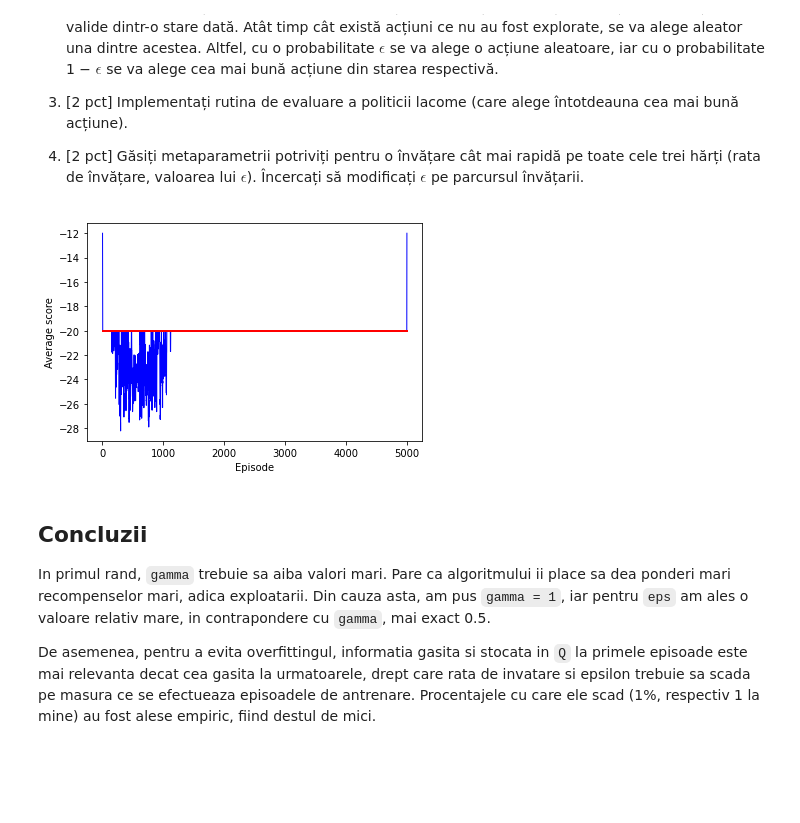
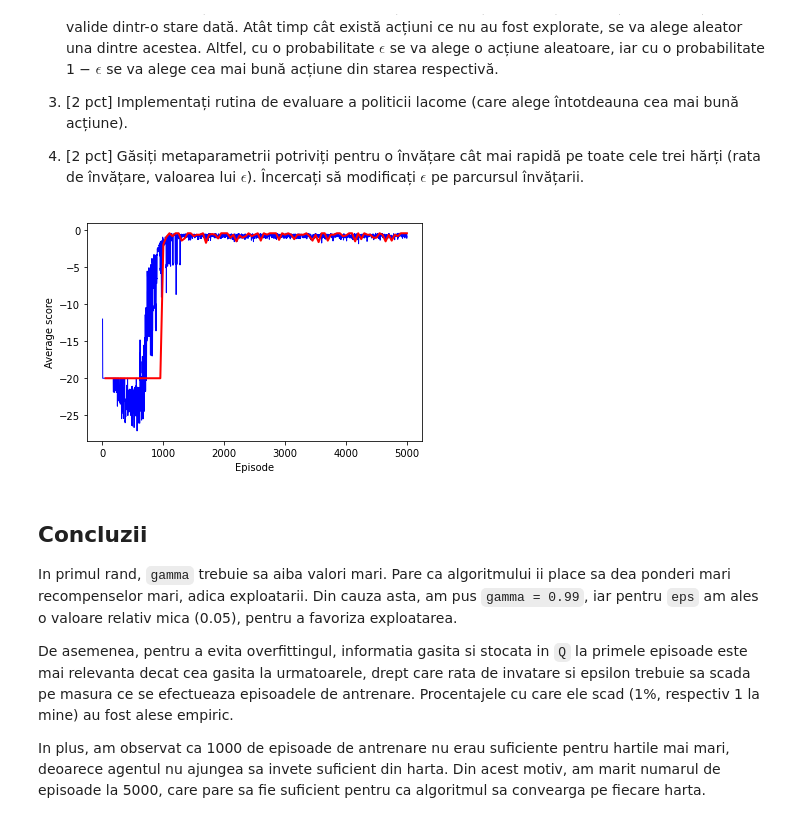
Before and after one commit to teodutu/ML, a Jupyter notebook: Laboratoare/Lab7/Laborator_7.ipynb, the cells around one changed output. Cells and saved outputs as stored; diff of their text form; code cells hidden in the pictures; blank space fills up the shorter version.

```diff
--- a/Laboratoare/Lab7/Laborator_7.ipynb
+++ b/Laboratoare/Lab7/Laborator_7.ipynb
@@ -32,8 +32,8 @@ MAP_NAME = "huge_map" #@param ["mini_map", "big_map", "huge_map"]
 
 # Meta-parameters
 
-LEARNING_RATE = 1 #@param {type: "slider", min: 0.001, max: 1.0, step: 0.01}
-DISCOUNT_FACTOR = 0.7 #@param {type: "slider", min: 0.01, max: 1.0, step: 0.01}
+LEARNING_RATE = 0.9 #@param {type: "slider", min: 0.001, max: 1.0, step: 0.01}
+DISCOUNT_FACTOR = 0.99 #@param {type: "slider", min: 0.01, max: 1.0, step: 0.01}
 
 # Probabilit to choose a random action
 EPSILON = 0.05 #@param {type: "slider", min: 0.0, max:1.0, step: 0.05, default: 0.05}
@@ -43,7 +43,7 @@ EPSILON = 0.05 #@param {type: "slider", min: 0.0, max:1.0, step: 0.05, default:
 TRAIN_EPISODES = 5000 #@param {type: "slider", min: 1, max: 20000, default: 1000}
 
 # Evaluate after specified number of episodes
-EVAL_EVERY = 10 #@aram {type: "slider", min: 0, max: 1000}
+EVAL_EVERY = 50 #@aram {type: "slider", min: 0, max: 1000}
 
 # Evaluate using the specified number of episodes
 EVAL_EPISODES = 10 #@param {type: "slider", min: 1, max: 1000}
@@ -247,8 +247,8 @@ def q_learning():
         score = 0
         state = deepcopy(initial_state)
 
-        # epsilon *= 0.9
-        # learning_rate *= 0.9
+        epsilon *= 0.99
+        learning_rate *= 0.999
 
         if VERBOSE:
             display_state(state); sleep(SLEEP_TIME)
@@ -295,36 +295,38 @@ def q_learning():
 
             eval_scores.append(avg_score)
 
     # --------------------------------------------------------------------------
     if FINAL_SHOW:
         state = deepcopy(initial_state)
         while not is_final_state(state, score):
             action = best_action(Q, state, get_legal_actions(state))
             state, _, msg = apply_action(state, action)
             print(msg); display_state(state); sleep(SLEEP_TIME)
             clear_output(wait=True)
 
     if PLOT_SCORE:
         from matplotlib import pyplot as plt
         import numpy as np
         plt.xlabel("Episode")
         plt.ylabel("Average score")
         plt.plot(
             np.linspace(1, TRAIN_EPISODES, TRAIN_EPISODES),
             np.convolve(train_scores, [0.2,0.2,0.2,0.2,0.2], "same"),
             linewidth = 1.0, color = "blue"
         )
         plt.plot(
             np.linspace(EVAL_EVERY, TRAIN_EPISODES, len(eval_scores)),
                         eval_scores, linewidth = 2.0, color = "red"
         )
         plt.show()
 
 q_learning()
 # %% [output]
-[figure, old version]
+[figure, new version]
 # %% [markdown]
 ## Concluzii
-In primul rand, `gamma` trebuie sa aiba valori mari. Pare ca algoritmului ii place sa dea ponderi mari recompenselor mari, adica exploatarii. Din cauza asta, am pus `gamma = 1`, iar pentru `eps` am ales o valoare relativ mare, in contrapondere cu `gamma`, mai exact 0.5.
+In primul rand, `gamma` trebuie sa aiba valori mari. Pare ca algoritmului ii place sa dea ponderi mari recompenselor mari, adica exploatarii. Din cauza asta, am pus `gamma = 0.99`, iar pentru `eps` am ales o valoare relativ mica (0.05), pentru a favoriza exploatarea.
 
-De asemenea, pentru a evita overfittingul, informatia gasita si stocata in `Q` la primele episoade este mai relevanta decat cea gasita la urmatoarele, drept care rata de invatare si epsilon trebuie sa scada pe masura ce se efectueaza episoadele de antrenare. Procentajele cu care ele scad (1%, respectiv 1 la mine) au fost alese empiric, fiind destul de mici.
+De asemenea, pentru a evita overfittingul, informatia gasita si stocata in `Q` la primele episoade este mai relevanta decat cea gasita la urmatoarele, drept care rata de invatare si epsilon trebuie sa scada pe masura ce se efectueaza episoadele de antrenare. Procentajele cu care ele scad (1%, respectiv 1 la mine) au fost alese empiric.
+
+In plus, am observat ca 1000 de episoade de antrenare nu erau suficiente pentru hartile mai mari, deoarece agentul nu ajungea sa invete suficient din harta. Din acest motiv, am marit numarul de episoade la 5000, care pare sa fie suficient pentru ca algoritmul sa convearga pe fiecare harta.
```
